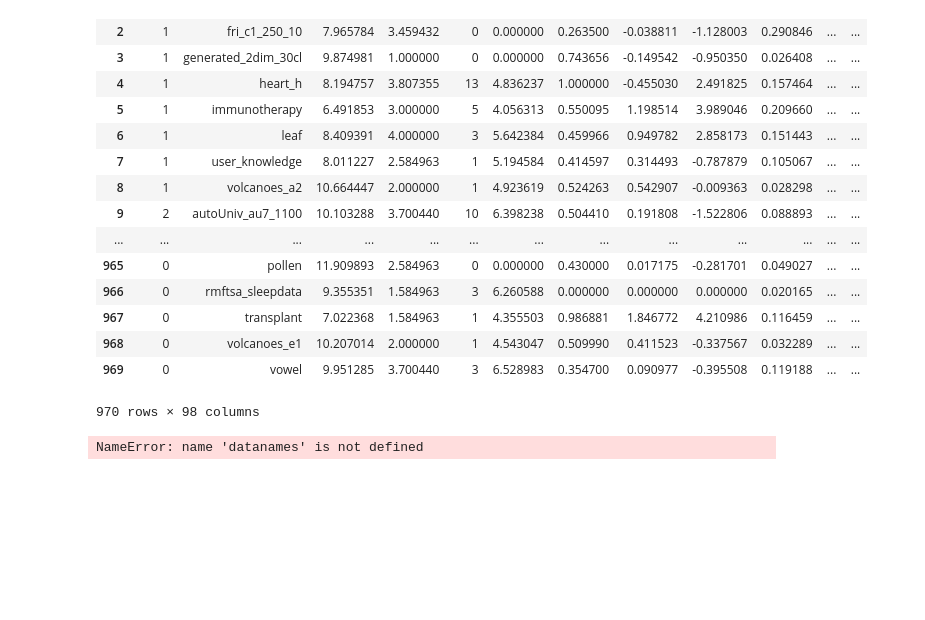
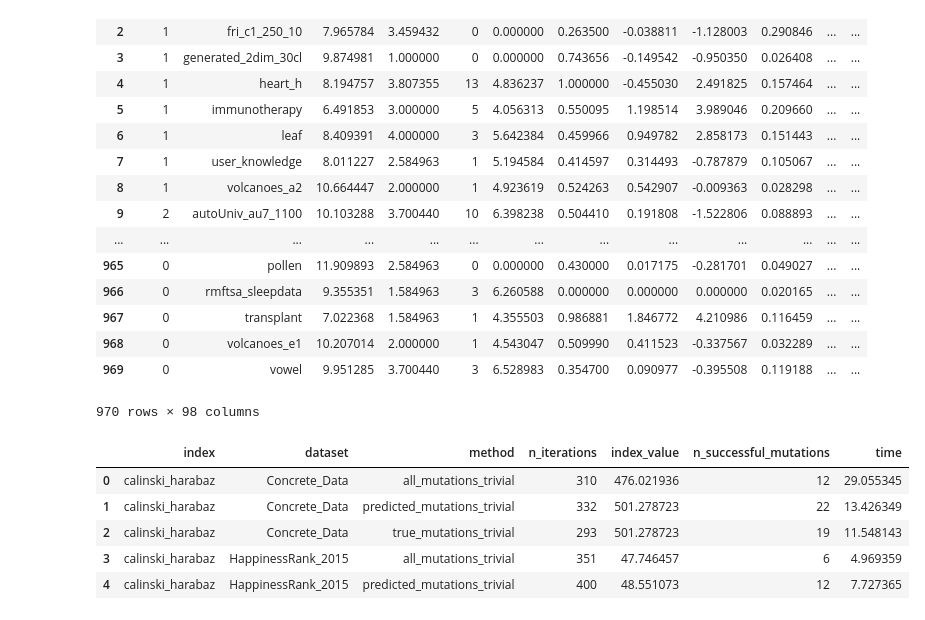
Before and after one commit to dimatomp/EvolutionaryClustering, a Jupyter notebook: MutationMining.ipynb, the cells around one changed output. Drawn from its saved outputs; the diff is of its cells as text; code cells hidden in the pictures; blank space fills up the shorter version.

```diff
--- a/MutationMining.ipynb
+++ b/MutationMining.ipynb
@@ -421,7 +424,33 @@ metaframe
 970 rows × 98 columns
 # %%
 metaframe.to_csv('metaframe.csv')
-# %%
-datanames
-# %% [output]
-NameError: name 'datanames' is not defined
+# %%
+results = []
+for fname in sorted(os.listdir('/tmp/results_1p1_1')):
+    frame = read_results('/tmp/results_1p1_1/' + fname)[0]
+    success = np.argwhere(frame['n_successful_mutations'].values[1:] > frame['n_successful_mutations'].values[:-1]).flatten() + 1
+    if len(success) == 0:
+        last_iter = 250
+    else:
+        success_diff = np.hstack([[success[0]], success[1:] - success[:-1]])
+        first_greater = np.argwhere(success_diff > 250)
+        if len(first_greater) == 0:
+            # we're cool
+            last_iter = success[-1] + 250
+        else:
+            first_greater = first_greater.flatten()[0]
+            if first_greater == 0:
+                last_iter = 250
+            last_iter = success[first_greater - 1] + 250
+    last_line = frame.iloc[min(last_iter, len(frame) - 1)]
+    results.append(fname[:-4].split('-') + [last_iter, last_line['index'], last_line['n_successful_mutations'], last_line['time']])
+# %%
+results_data = pd.DataFrame(data=results, columns=['index', 'dataset', 'method', 'n_iterations', 'index_value', 'n_successful_mutations', 'time'])
+results_data.head()
+# %% [output]
+|  | index | dataset | method | n_iterations | index_value | n_successful_mutations | time |
+| 0 | calinski_harabaz | Concrete_Data | all_mutations_trivial | 310 | 476.021936 | 12 | 29.055345 |
+| 1 | calinski_harabaz | Concrete_Data | predicted_mutations_trivial | 332 | 501.278723 | 22 | 13.426349 |
+| 2 | calinski_harabaz | Concrete_Data | true_mutations_trivial | 293 | 501.278723 | 19 | 11.548143 |
+| 3 | calinski_harabaz | HappinessRank_2015 | all_mutations_trivial | 351 | 47.746457 | 6 | 4.969359 |
+| 4 | calinski_harabaz | HappinessRank_2015 | predicted_mutations_trivial | 400 | 48.551073 | 12 | 7.727365 |
```
Also changed, not shown: parts of 8 cells of this notebook, 1 other file.
